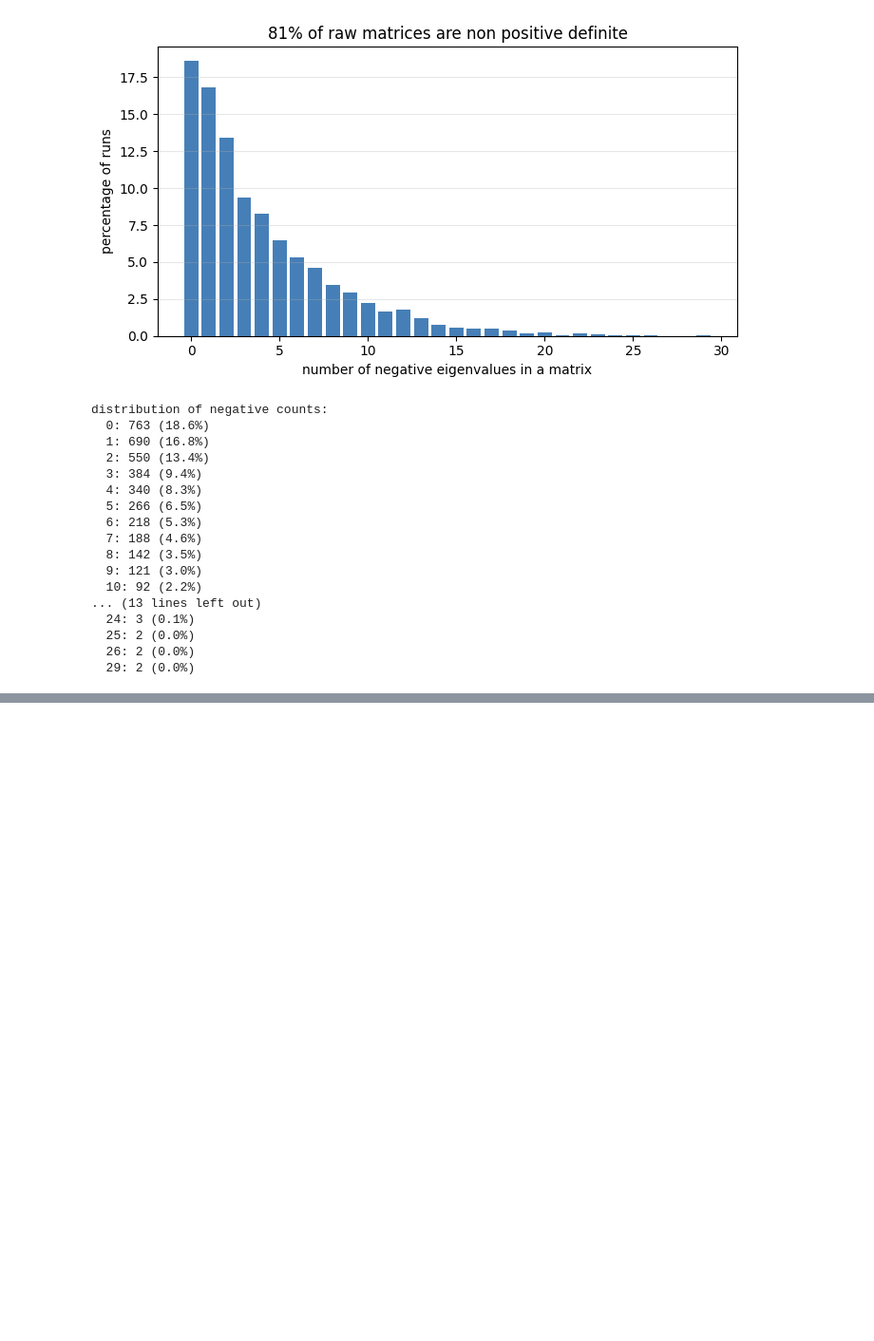
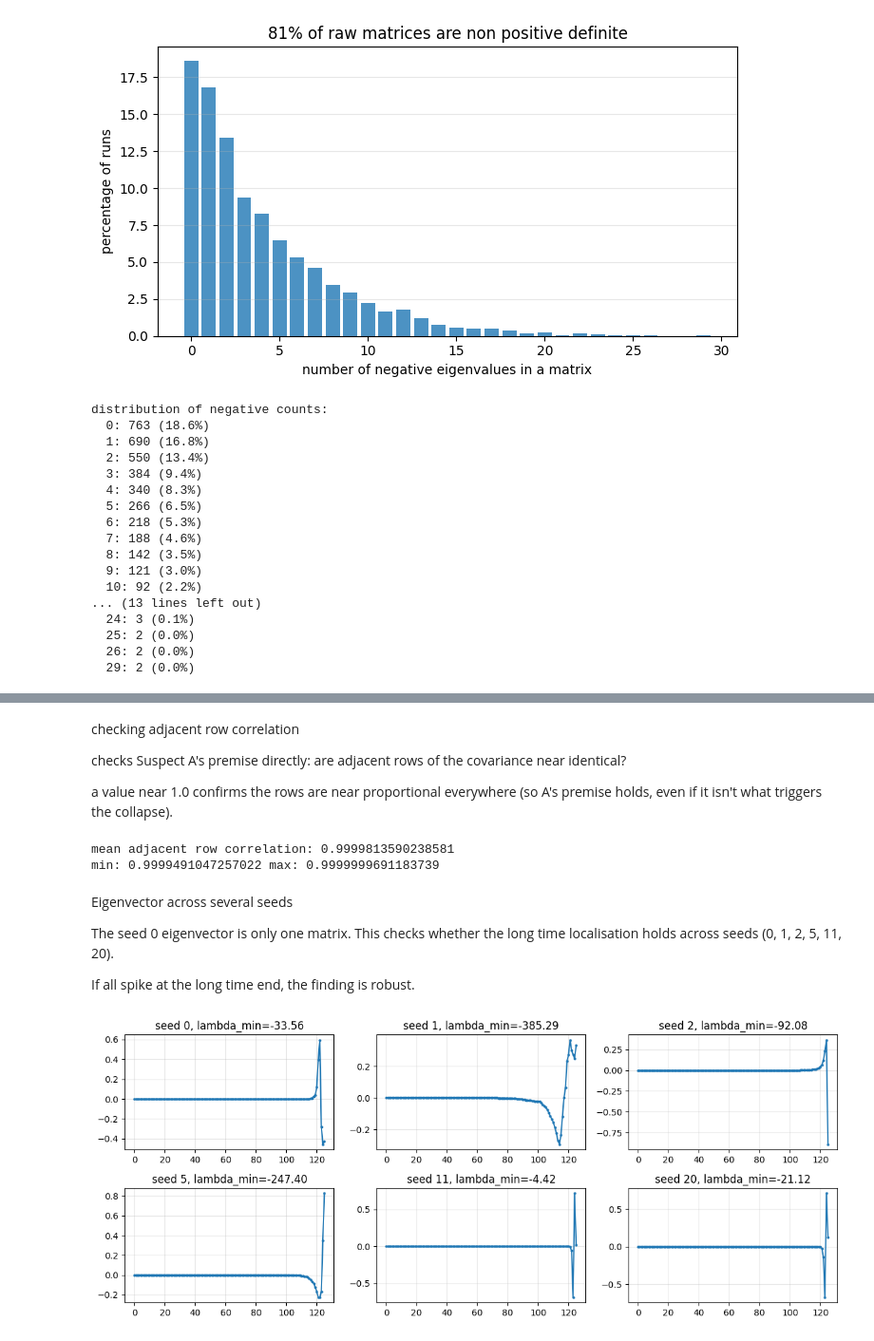
Before and after one commit to ShubhamX57/kappa-kinisi, a Jupyter notebook: code/Suspect_A_Testing.ipynb, the cells around one changed output, grey strips where cells are left out. Shown at 95% size. Drawn from its saved outputs; the diff is of its cells as text; code cells hidden in the pictures; blank space fills up the shorter version.

```diff
--- a/code/Suspect_A_Testing.ipynb
+++ b/code/Suspect_A_Testing.ipynb
@@ -324,0 +593,46 @@ distribution of negative counts:
+# %% [markdown]
+checking adjacent row correlation
+
+checks Suspect A's premise directly: are adjacent rows of the covariance near identical?
+
+a value near 1.0 confirms the rows are near proportional everywhere (so A's premise holds, even if it isn't what triggers the collapse).
+# %%
+c = cov[0]
+
+n = c.shape[0]
+
+adjacent_corr = []
+
+for i in range(n - 1):
+    r1, r2 = c[i], c[i+1]
+    adjacent_corr.append(np.corrcoef(r1, r2)[0, 1])
+adjacent_corr = np.array(adjacent_corr)
+
+
+
+print("mean adjacent row correlation:", adjacent_corr.mean())
+
+print("min:", adjacent_corr.min(), "max:", adjacent_corr.max())
+# %% [output]
+mean adjacent row correlation: 0.9999813590238581
+min: 0.9999491047257022 max: 0.9999999691183739
+# %% [markdown]
+Eigenvector across several seeds
+
+The seed 0 eigenvector is only one matrix. This checks whether the long time localisation holds across seeds (0, 1, 2, 5, 11, 20).
+
+If all spike at the long time end, the finding is robust.
+# %%
+fig, axes = plt.subplots(2, 3, figsize=(12, 5))
+
+for ax, k in zip(axes.flat, [0, 1, 2, 5, 11, 20]):
+    vals, vecs = np.linalg.eigh(cov[k])
+    ax.plot(vecs[:, 0], marker="o", markersize=2)
+    ax.set_title(f"seed {k}, lambda_min={vals[0]:.2f}")
+    ax.grid(alpha=0.3)
+
+plt.tight_layout()
+
+plt.show()
+# %% [output]
+[figure, added]
```
Also changed, not shown: parts of 28 cells of this notebook.
